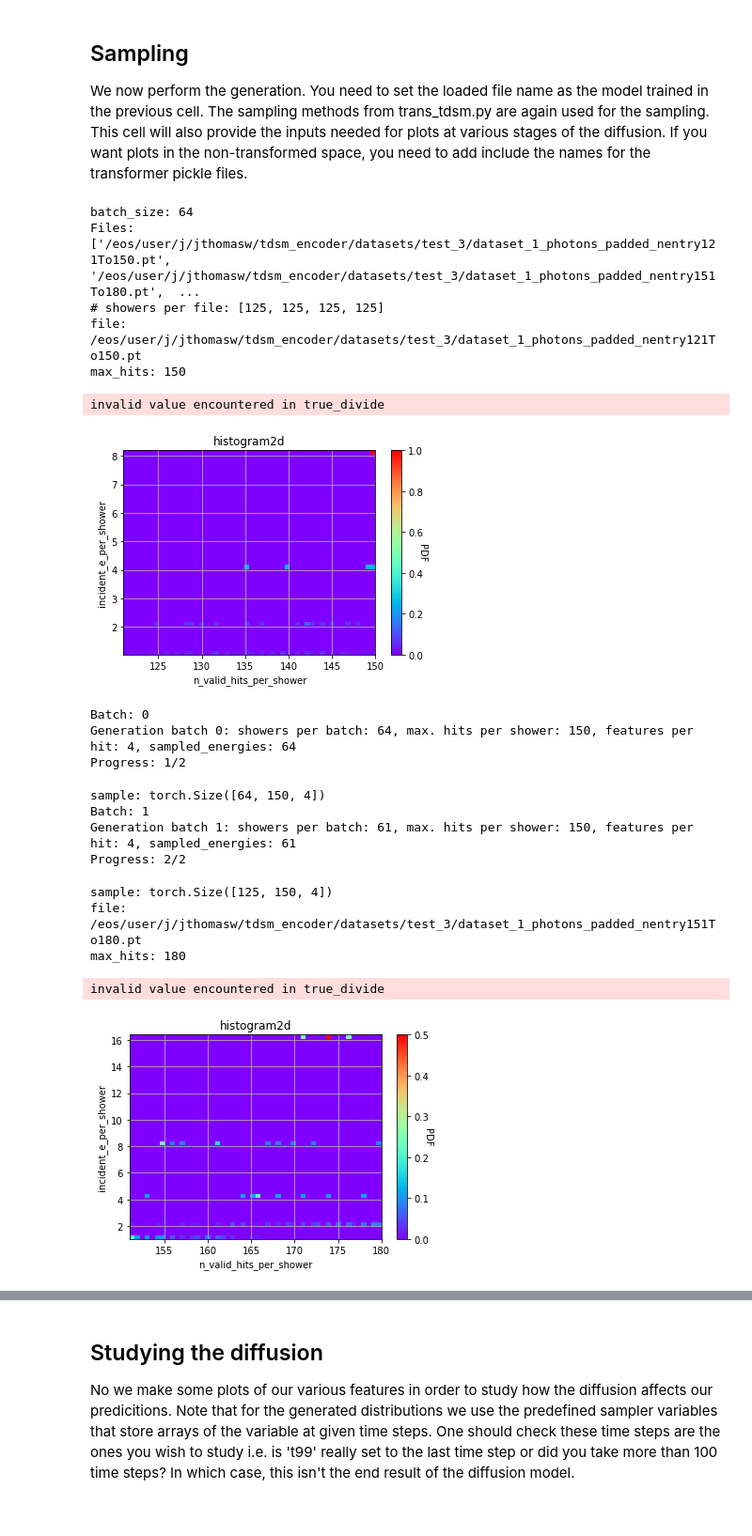
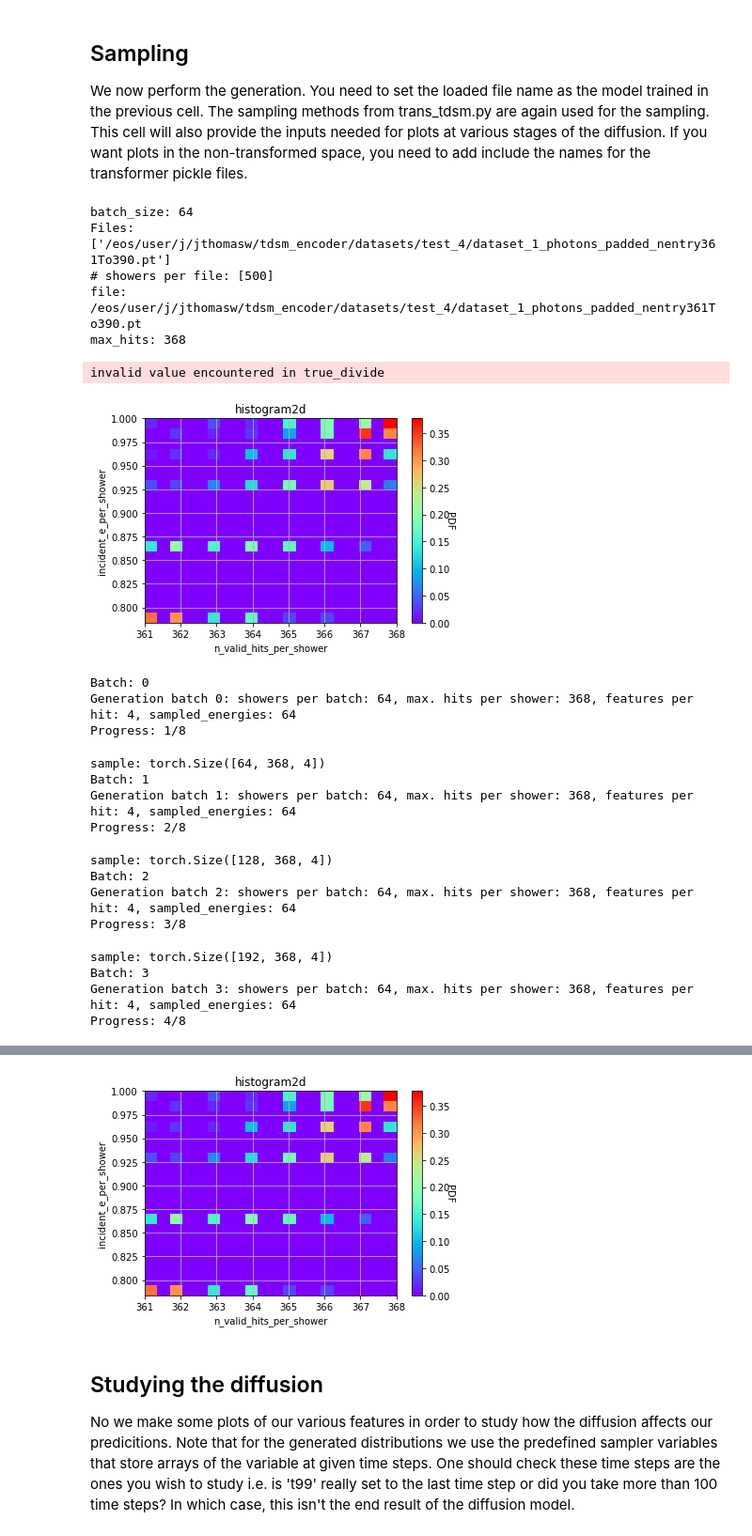
Before and after one commit to vincentchen566/tdsm_encoder, a Jupyter notebook: tdsm_encoder.ipynb, the cells around one changed output, grey strips where cells are left out. Shown at 94% size. Drawn from its saved outputs; the diff is of its cells as text; code cells hidden in the pictures.

Commit message:
update notebook and trans_tdsm to include 1D diffusion plots

```diff
--- a/tdsm_encoder.ipynb
+++ b/tdsm_encoder.ipynb
@@ -23,16 +39,15 @@ import util.dataset_structure, util.display, util.model
 import tqdm
 from pickle import load
 from IPython import display
-
+import wandb
 device = 'cuda' if torch.cuda.is_available() else 'cpu'
 
 # Set the value used to pad events in pad_events.py
 padding_value = 0.0
 
 dataset = "dataset_1_photons_padded_nentry"
-#dataset_store_path = "/eos/user/j/jthomasw/tdsm_encoder/datasets/minmax_transformer/"
-dataset_store_path = "/eos/user/j/jthomasw/tdsm_encoder/datasets/test_3/"
-#dataset_store_path = "/eos/user/j/jthomasw/tdsm_encoder/datasets/power_transformer/"
+#dataset_store_path = "/eos/user/j/jthomasw/tdsm_encoder/datasets/test_4/"
+dataset_store_path = "/eos/user/j/jthomasw/tdsm_encoder/datasets/smeared_padding/"
 transform = None
 transform_y = None
 mask = True
@@ -79,8 +94,8 @@ print('Working directory: ', workingdir)
 
 files_list_ = []
 for filename in os.listdir(dataset_store_path):
-    #if fnmatch.fnmatch(filename, dataset + '12*.pt') or fnmatch.fnmatch(filename, dataset + '21*.pt') or fnmatch.fnmatch(filename, dataset + '30*.pt'):
-    if fnmatch.fnmatch(filename, dataset + '1*.pt'):
+    #if fnmatch.fnmatch(filename, dataset + '12*.pt') or fnmatch.fnmatch(filename, dataset + '27*.pt') or fnmatch.fnmatch(filename, dataset + '36*.pt'):
+    if fnmatch.fnmatch(filename, dataset + '12*.pt'):
         files_list_.append(os.path.join(dataset_store_path, filename))
 print(files_list_)
 
@@ -471,16 +487,10 @@ for filename in files_list_:
         incident_energies = incident_energies.cpu().numpy().copy()
 
         # Generate padding mask for padded entries
-        # Inverse mask to ignore for when 0-padded hits should be ignored
-        output_mask = (shower_data[:,:,0]!= padding_value).type(torch.int)
-        output_mask = output_mask.unsqueeze(-1)
-        output_mask = output_mask.expand(output_mask.size()[0], output_mask.size()[1],4)
         mask = ~(shower_data[:,:,0] == padding_value)
         mask = mask.cpu().numpy().copy()
         diffusion_step_=0
         for time_step in time_steps:
-            #if diffusion_step_%10 == 0 and i == 0:
-            #    print(f'diffusion_step_: {diffusion_step_} time: {time_step}')
 
             if type(shower_data).__module__ == np.__name__:
                 shower_data = torch.from_numpy(shower_data).to(device)
@@ -502,17 +512,17 @@ for filename in files_list_:
             # One shower at a time
             for j in range(0,len(shower_data)):
                 # Original data
-                original_valid = original_data[j]#[mask[j]]
+                original_valid = original_data[j]
                 mean_original_e = np.mean(original_valid[:,0])
                 av_original_x = np.mean(original_valid[:,1])
                 av_original_y = np.mean(original_valid[:,2])
                 # Data perturbed by SDE
-                valid_hits = shower_data[j]#[mask[j]]
+                valid_hits = shower_data[j]
                 mean_hit_e_ = np.mean(valid_hits[:,0])
                 av_hit_x_ = np.mean(valid_hits[:,1])
                 av_hit_y_ = np.mean(valid_hits[:,2])
 
-                valid_std_z_ = std_z_[j][mask[j]]
+                valid_std_z_ = std_z_[j][mask[j]]# Try removing the mask here
                 mean_valid_e_std_z_.append(torch.mean(valid_std_z_[:,0]).cpu().item())
                 mean_valid_x_std_z_.append(torch.mean(valid_std_z_[:,1]).cpu().item())
                 mean_valid_y_std_z_.append(torch.mean(valid_std_z_[:,2]).cpu().item())
@@ -824,11 +961,10 @@ for epoch in epochs:
     av_training_losses_per_epoch.append(cumulative_epoch_loss/training_batches_per_epoch)
     av_testing_losses_per_epoch.append(cumulative_test_epoch_loss/testing_batches_per_epoch)
     epochs.set_description('Average Loss: {:5f}(Train) {:5f}(Test)'.format(cumulative_epoch_loss/training_batches_per_epoch, cumulative_test_epoch_loss/testing_batches_per_epoch))
-
     ax.plot(av_training_losses_per_epoch, label='training')
     ax.plot(av_testing_losses_per_epoch, label='testing')
     dh.update(fig)
-    if epoch == n_epochs//5:
+    if n_epochs%5 == 0:
         torch.save(model.state_dict(), output_directory+'ckpt_tmp_'+str(epoch)+'.pth')
 fig.savefig(output_directory+'loss_v_epoch.png')
 torch.save(model.state_dict(), output_directory+'ckpt_tmp_'+str(epoch)+'.pth')
@@ -840,6 +976,8 @@ torch.save(model.state_dict(), output_directory+'ckpt_tmp_'+str(epoch)+'.pth')
 ## Sampling
 We now perform the generation. You need to set the loaded file name as the model trained in the previous cell. The sampling methods from trans_tdsm.py are again used for the sampling. This cell will also provide the inputs needed for plots at various stages of the diffusion. If you want plots in the non-transformed space, you need to add include the names for the transformer pickle files.
 # %%
+%%time
+
 from IPython import display
 from datetime import datetime
 import functools, torch, os, sys, random
@@ -860,13 +998,17 @@ if not os.path.exists(output_directory):
     os.makedirs(output_directory)
 
 # Load saved model
-model.load_state_dict(torch.load('/eos/user/j/jthomasw/tdsm_encoder/training_20230825_1601_output/ckpt_tmp_499.pth', map_location=device))
+model.load_state_dict(torch.load('/eos/user/j/jthomasw/tdsm_encoder/training_20230906_bucket_361-390/ckpt_tmp_99.pth', map_location=device))
 model.to(device)
 
 # N valid hits used for 2D PDF
 #n_valid_hits_per_shower = np.array([])
 # Incident particle energy for 2D PDF
 #incident_e_per_shower = np.array([])
+geant_hit_energies = []
+geant_hit_x = []
+geant_hit_y = []
+
 geant_deposited_energy = []
 geant_x_pos = []
 geant_y_pos = []
@@ -965,19 +1107,22 @@ for file_idx in range(len(files_list_)):
                 if energy_trans_file != '':
                     all_e = scalar_e.inverse_transform(all_e)
                 all_e = all_e.flatten().tolist()
-                geant_deposited_energy.append( sum( all_e ) )
+                geant_hit_energies.extend(all_e)
+                geant_deposited_energy.extend( [sum( all_e )] )
 
                 all_x = valid_hits[:,1].reshape(-1,1)
                 if x_trans_file != '':
                     all_x = scalar_x.inverse_transform(all_x)
                 all_x = all_x.flatten().tolist()
-                geant_x_pos.append( np.mean(all_x) )
+                geant_hit_x.extend(all_x)
+                geant_x_pos.extend( [np.sum(all_x)] )
 
                 all_y = valid_hits[:,2].reshape(-1,1)
                 if y_trans_file != '':
                     all_y = scalar_y.inverse_transform(all_y)
                 all_y = all_y.flatten().tolist()
-                geant_y_pos.append( np.mean(all_y) )
+                geant_hit_y.extend(all_y)
+                geant_y_pos.extend( [np.sum(all_y)] )
 
             N_geant_showers+=1
 
@@ -991,7 +1136,7 @@ for file_idx in range(len(files_list_)):
     #min_incident_e = min(incident_e_per_shower)
 
     # Generate 2D pdf of incident E vs N valid hits from the training file(s)
-    n_bins_prob_dist = 50
+    n_bins_prob_dist = 20
     e_vs_nhits_prob, x_bin, y_bin = trans_tdsm.get_prob_dist(incident_e_per_shower, n_valid_hits_per_shower, n_bins_prob_dist)
 
     # Plot 2D histogram (sanity check)
@@ -1039,47 +1184,50 @@ for file_idx in range(len(files_list_)):
     for i, (gen_hit, sampled_energies) in enumerate(gen_hits_loader,0):
         print(f'Batch: {i}')
         print(f'Generation batch {i}: showers per batch: {gen_hit.shape[0]}, max. hits per shower: {gen_hit.shape[1]}, features per hit: {gen_hit.shape[2]}, sampled_energies: {len(sampled_energies)}')
         sys.stdout.write('\r')
         sys.stdout.write("Progress: %d/%d" % ((i+1), len(gen_hits_loader)))
         sys.stdout.flush()
 
         # Run reverse diffusion sampler on showers of random noise + zero-padded hits
         generative = sampler(model, marginal_prob_std_fn, diffusion_coeff_fn, sampled_energies, gen_hit, batch_size=gen_hit.shape[0], energy_trans_file=energy_trans_file, x_trans_file=x_trans_file , y_trans_file = y_trans_file, ine_trans_file=ine_trans_file)
 
         # Create first sample or concatenate sample to sample list
         if i == 0:
             sample = generative
         else:
             sample = torch.cat([sample,generative])
 
         print(f'sample: {sample.shape}')
 
     #sample_ = []
     sample_np = sample.cpu().numpy()
 
     for i in range(len(sample_np)):
         # The output of the sampler has nhits == max hits (do we want to remove these here or during the diffusion?)
         tmp_sample = sample_np[i]#[:nhits[i]]  # This seems like a bit of a botch?
         sample_.append(torch.tensor(tmp_sample))
 print(f'sample_: {len(sample_)}, sampled_ine: {len(sampled_ine)}')
 torch.save([sample_,sampled_ine], os.path.join(output_directory, 'sample.pt'))
 # %% [output]
 batch_size: 64
-Files: ['/eos/user/j/jthomasw/tdsm_encoder/datasets/test_3/dataset_1_photons_padded_nentry121To150.pt', '/eos/user/j/jthomasw/tdsm_encoder/datasets/test_3/dataset_1_photons_padded_nentry151To180.pt',  ...
-# showers per file: [125, 125, 125, 125]
-file: /eos/user/j/jthomasw/tdsm_encoder/datasets/test_3/dataset_1_photons_padded_nentry121To150.pt
-max_hits: 150
+Files: ['/eos/user/j/jthomasw/tdsm_encoder/datasets/test_4/dataset_1_photons_padded_nentry361To390.pt']
+# showers per file: [500]
+file: /eos/user/j/jthomasw/tdsm_encoder/datasets/test_4/dataset_1_photons_padded_nentry361To390.pt
+max_hits: 368
 invalid value encountered in true_divide
-[figure, old version]
+[figure, new version]
 Batch: 0
-Generation batch 0: showers per batch: 64, max. hits per shower: 150, features per hit: 4, sampled_energies: 64
-Progress: 1/2
+Generation batch 0: showers per batch: 64, max. hits per shower: 368, features per hit: 4, sampled_energies: 64
+Progress: 1/8
-sample: torch.Size([64, 150, 4])
+sample: torch.Size([64, 368, 4])
 Batch: 1
-Generation batch 1: showers per batch: 61, max. hits per shower: 150, features per hit: 4, sampled_energies: 61
-Progress: 2/2
+Generation batch 1: showers per batch: 64, max. hits per shower: 368, features per hit: 4, sampled_energies: 64
+Progress: 2/8
-sample: torch.Size([125, 150, 4])
-file: /eos/user/j/jthomasw/tdsm_encoder/datasets/test_3/dataset_1_photons_padded_nentry151To180.pt
-max_hits: 180
+sample: torch.Size([128, 368, 4])
+Batch: 2
+Generation batch 2: showers per batch: 64, max. hits per shower: 368, features per hit: 4, sampled_energies: 64
+Progress: 3/8
-invalid value encountered in true_divide
+sample: torch.Size([192, 368, 4])
+Batch: 3
+Generation batch 3: showers per batch: 64, max. hits per shower: 368, features per hit: 4, sampled_energies: 64
+Progress: 4/8
-[figure, old version]
@@ -1098,3 +1254,4 @@ invalid value encountered in true_divide
+[figure, new version]
 # %% [markdown]
 ## Studying the diffusion
 
```
Also changed, not shown: parts of 10 cells of this notebook, 3 other files.
